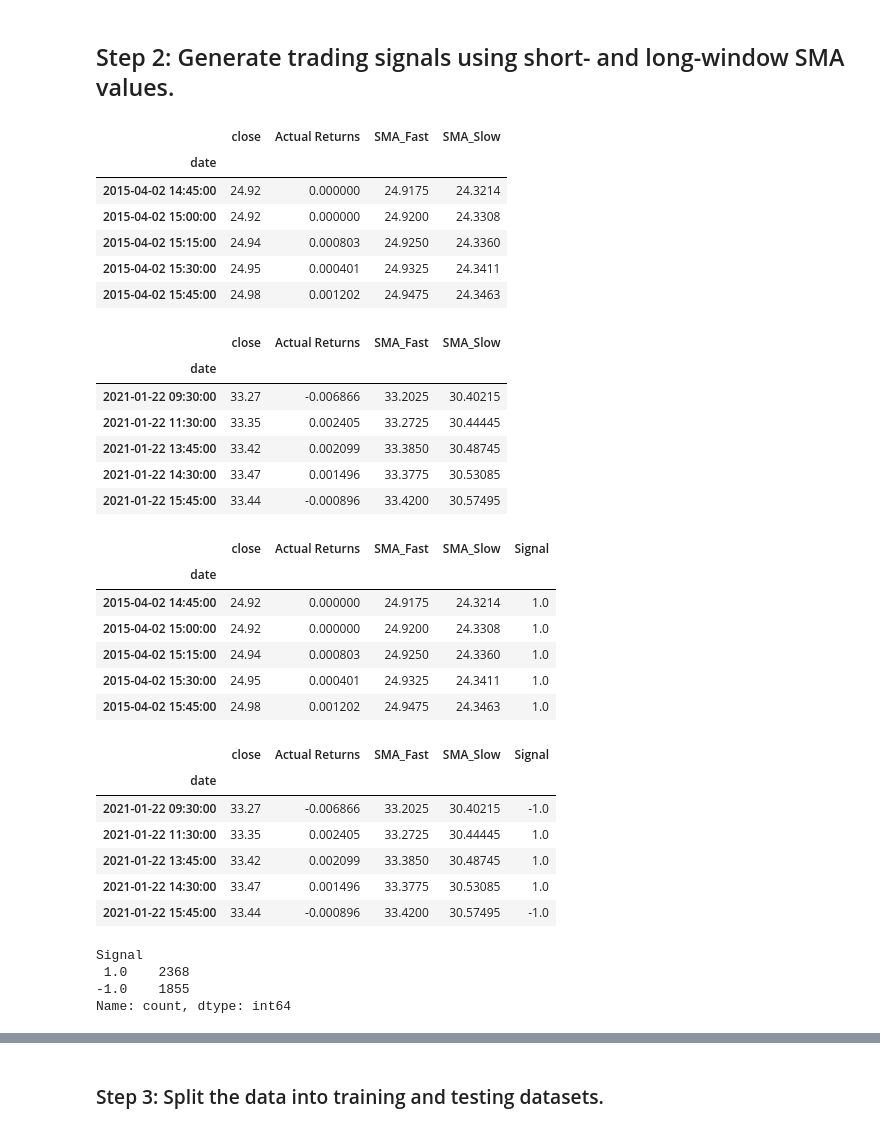
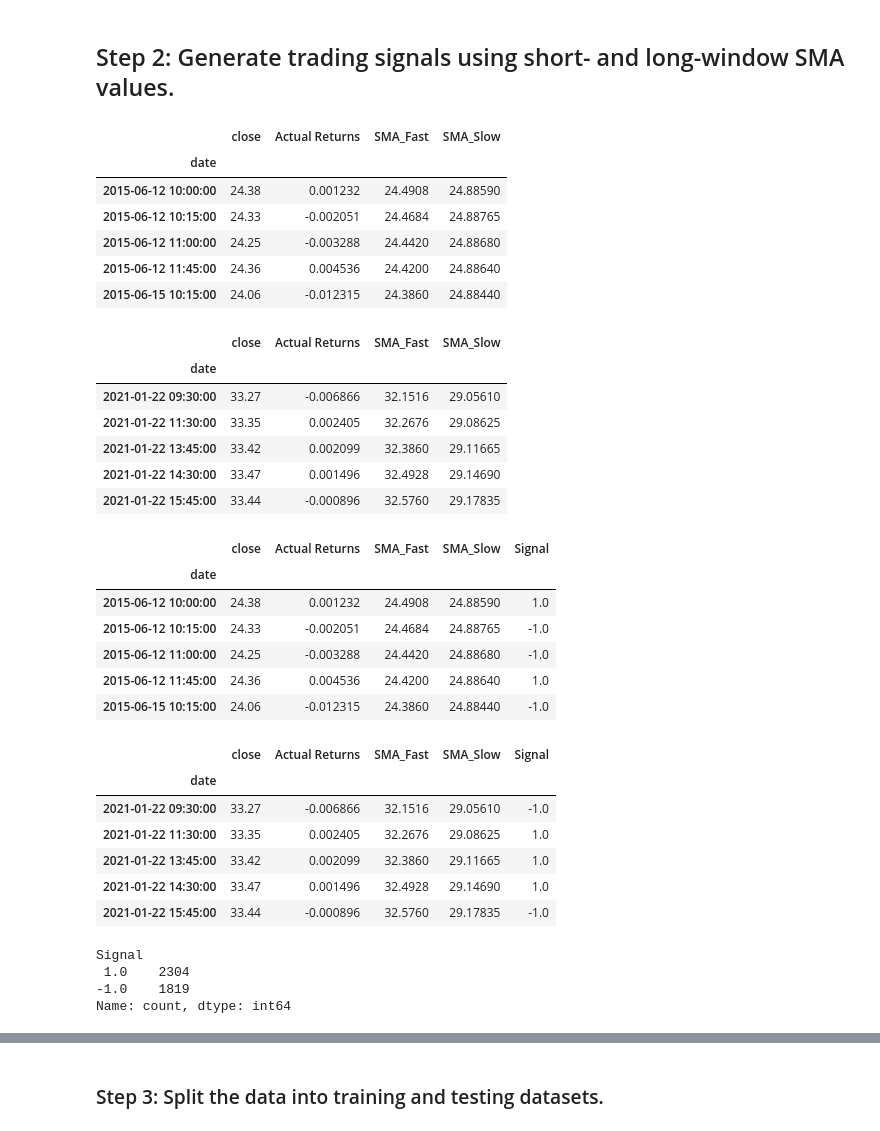
Before and after one commit to fintech-lex/machine-learn-trading-bot, a Jupyter notebook: machine_learning_trading_bot.ipynb, the cells around one changed output, grey strips where cells are left out. Saved outputs shown, nothing was run; the diff lists cells and outputs as text; code cells hidden in the pictures.

```diff
--- a/machine_learning_trading_bot.ipynb
+++ b/machine_learning_trading_bot.ipynb
@@ -139,33 +139,33 @@ display(signals_df.tail())
 ## Step 2: Generate trading signals using short- and long-window SMA values.
 # %%
 # Set the short window and long window
-short_window = 4
-long_window = 100
+short_window = 25
+long_window = 200
 
 # Generate the fast and slow simple moving averages (4 and 100 days, respectively)
 signals_df['SMA_Fast'] = signals_df['close'].rolling(window=short_window).mean()
 signals_df['SMA_Slow'] = signals_df['close'].rolling(window=long_window).mean()
 
 signals_df = signals_df.dropna()
 
 # Review the DataFrame
 display(signals_df.head())
 display(signals_df.tail())
 # %% [output]
 |  | close | Actual Returns | SMA_Fast | SMA_Slow |
 | date |  |  |  |  |
-| 2015-04-02 14:45:00 | 24.92 | 0.000000 | 24.9175 | 24.3214 |
-| 2015-04-02 15:00:00 | 24.92 | 0.000000 | 24.9200 | 24.3308 |
-| 2015-04-02 15:15:00 | 24.94 | 0.000803 | 24.9250 | 24.3360 |
-| 2015-04-02 15:30:00 | 24.95 | 0.000401 | 24.9325 | 24.3411 |
-| 2015-04-02 15:45:00 | 24.98 | 0.001202 | 24.9475 | 24.3463 |
+| 2015-06-12 10:00:00 | 24.38 | 0.001232 | 24.4908 | 24.88590 |
+| 2015-06-12 10:15:00 | 24.33 | -0.002051 | 24.4684 | 24.88765 |
+| 2015-06-12 11:00:00 | 24.25 | -0.003288 | 24.4420 | 24.88680 |
+| 2015-06-12 11:45:00 | 24.36 | 0.004536 | 24.4200 | 24.88640 |
+| 2015-06-15 10:15:00 | 24.06 | -0.012315 | 24.3860 | 24.88440 |
 |  | close | Actual Returns | SMA_Fast | SMA_Slow |
 | date |  |  |  |  |
-| 2021-01-22 09:30:00 | 33.27 | -0.006866 | 33.2025 | 30.40215 |
-| 2021-01-22 11:30:00 | 33.35 | 0.002405 | 33.2725 | 30.44445 |
-| 2021-01-22 13:45:00 | 33.42 | 0.002099 | 33.3850 | 30.48745 |
-| 2021-01-22 14:30:00 | 33.47 | 0.001496 | 33.3775 | 30.53085 |
-| 2021-01-22 15:45:00 | 33.44 | -0.000896 | 33.4200 | 30.57495 |
+| 2021-01-22 09:30:00 | 33.27 | -0.006866 | 32.1516 | 29.05610 |
+| 2021-01-22 11:30:00 | 33.35 | 0.002405 | 32.2676 | 29.08625 |
+| 2021-01-22 13:45:00 | 33.42 | 0.002099 | 32.3860 | 29.11665 |
+| 2021-01-22 14:30:00 | 33.47 | 0.001496 | 32.4928 | 29.14690 |
+| 2021-01-22 15:45:00 | 33.44 | -0.000896 | 32.5760 | 29.17835 |
 # %%
 # Initialize the new Signal column
 signals_df['Signal'] = 0.0
@@ -182,24 +182,24 @@ display(signals_df.tail())
 # %% [output]
 |  | close | Actual Returns | SMA_Fast | SMA_Slow | Signal |
 | date |  |  |  |  |  |
-| 2015-04-02 14:45:00 | 24.92 | 0.000000 | 24.9175 | 24.3214 | 1.0 |
-| 2015-04-02 15:00:00 | 24.92 | 0.000000 | 24.9200 | 24.3308 | 1.0 |
-| 2015-04-02 15:15:00 | 24.94 | 0.000803 | 24.9250 | 24.3360 | 1.0 |
-| 2015-04-02 15:30:00 | 24.95 | 0.000401 | 24.9325 | 24.3411 | 1.0 |
-| 2015-04-02 15:45:00 | 24.98 | 0.001202 | 24.9475 | 24.3463 | 1.0 |
+| 2015-06-12 10:00:00 | 24.38 | 0.001232 | 24.4908 | 24.88590 | 1.0 |
+| 2015-06-12 10:15:00 | 24.33 | -0.002051 | 24.4684 | 24.88765 | -1.0 |
+| 2015-06-12 11:00:00 | 24.25 | -0.003288 | 24.4420 | 24.88680 | -1.0 |
+| 2015-06-12 11:45:00 | 24.36 | 0.004536 | 24.4200 | 24.88640 | 1.0 |
+| 2015-06-15 10:15:00 | 24.06 | -0.012315 | 24.3860 | 24.88440 | -1.0 |
 |  | close | Actual Returns | SMA_Fast | SMA_Slow | Signal |
 | date |  |  |  |  |  |
-| 2021-01-22 09:30:00 | 33.27 | -0.006866 | 33.2025 | 30.40215 | -1.0 |
-| 2021-01-22 11:30:00 | 33.35 | 0.002405 | 33.2725 | 30.44445 | 1.0 |
-| 2021-01-22 13:45:00 | 33.42 | 0.002099 | 33.3850 | 30.48745 | 1.0 |
-| 2021-01-22 14:30:00 | 33.47 | 0.001496 | 33.3775 | 30.53085 | 1.0 |
-| 2021-01-22 15:45:00 | 33.44 | -0.000896 | 33.4200 | 30.57495 | -1.0 |
+| 2021-01-22 09:30:00 | 33.27 | -0.006866 | 32.1516 | 29.05610 | -1.0 |
+| 2021-01-22 11:30:00 | 33.35 | 0.002405 | 32.2676 | 29.08625 | 1.0 |
+| 2021-01-22 13:45:00 | 33.42 | 0.002099 | 32.3860 | 29.11665 | 1.0 |
+| 2021-01-22 14:30:00 | 33.47 | 0.001496 | 32.4928 | 29.14690 | 1.0 |
+| 2021-01-22 15:45:00 | 33.44 | -0.000896 | 32.5760 | 29.17835 | -1.0 |
 # %%
 signals_df['Signal'].value_counts()
 # %% [output]
 Signal
- 1.0    2368
--1.0    1855
+ 1.0    2304
+-1.0    1819
 Name: count, dtype: int64
 # %%
 # Calculate the strategy returns and add them to the signals_df DataFrame
```
Also changed, not shown: parts of 19 cells of this notebook.
